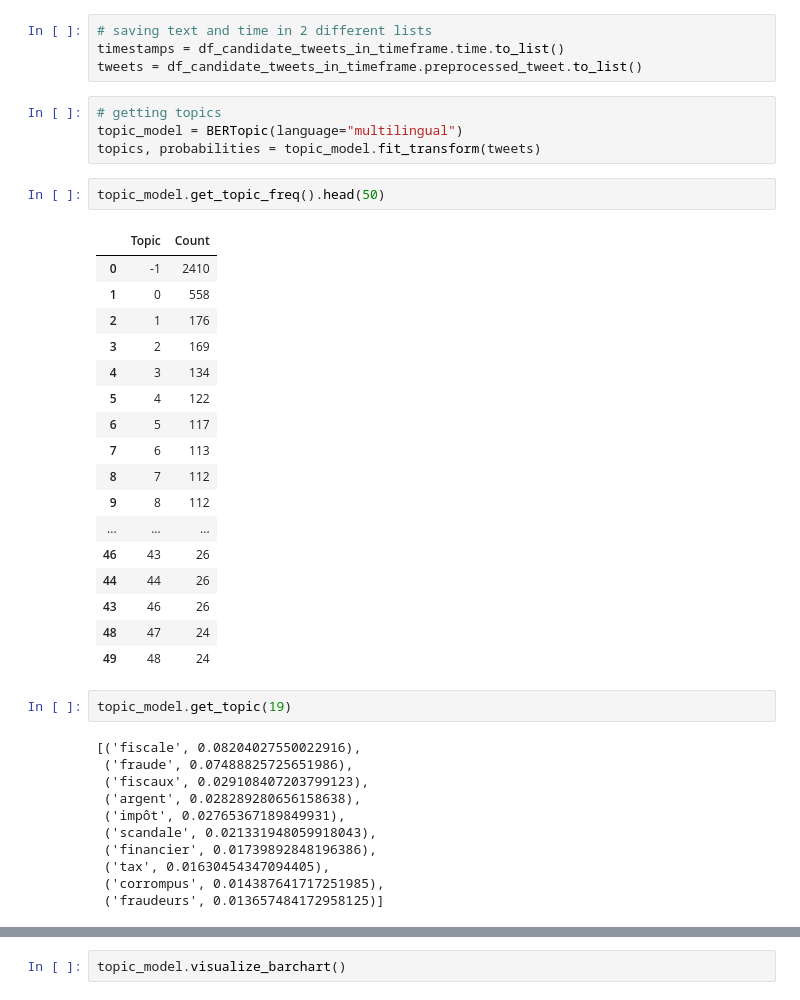
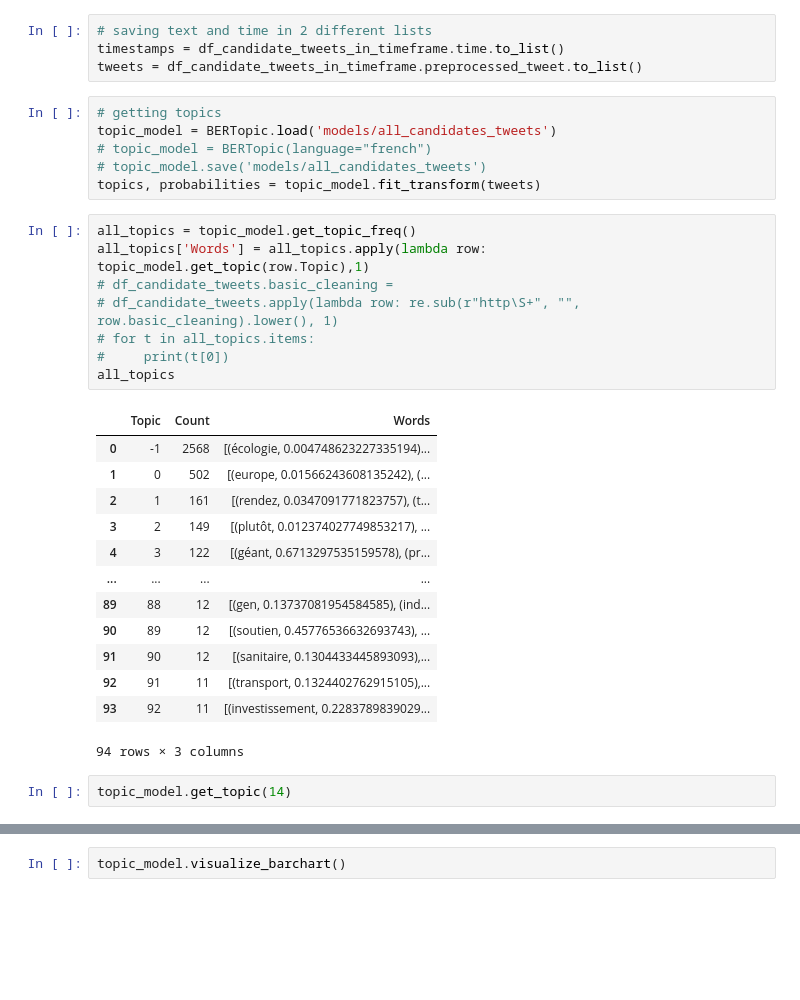
Before and after one commit to amirpaia/election-campaign-dynamics, a Jupyter notebook: Topic Modeling/bertopic_weekly.ipynb, the cells around one changed output, grey strips where cells are left out. Saved outputs shown, nothing was run; the diff lists cells and outputs as text; blank space fills up the shorter version.

```diff
--- a/Topic Modeling/bertopic_weekly.ipynb
+++ b/Topic Modeling/bertopic_weekly.ipynb
@@ -51,38 +49,31 @@ timestamps = df_candidate_tweets_in_timeframe.time.to_list()
 tweets = df_candidate_tweets_in_timeframe.preprocessed_tweet.to_list()
 # %%
 # getting topics
-topic_model = BERTopic(language="multilingual")
+topic_model = BERTopic.load('models/all_candidates_tweets')
+# topic_model = BERTopic(language="french")
+# topic_model.save('models/all_candidates_tweets')
 topics, probabilities = topic_model.fit_transform(tweets)
-# %%
-topic_model.get_topic_freq().head(50)
-# %% [output]
-|  | Topic | Count |
-| 0 | -1 | 2410 |
-| 1 | 0 | 558 |
-| 2 | 1 | 176 |
-| 3 | 2 | 169 |
-| 4 | 3 | 134 |
-| 5 | 4 | 122 |
-| 6 | 5 | 117 |
-| 7 | 6 | 113 |
-| 8 | 7 | 112 |
-| 9 | 8 | 112 |
-| ... | ... | ... |
-| 46 | 43 | 26 |
-| 44 | 44 | 26 |
-| 43 | 46 | 26 |
-| 48 | 47 | 24 |
-| 49 | 48 | 24 |
+# %%
+all_topics = topic_model.get_topic_freq()
+all_topics['Words'] = all_topics.apply(lambda row: topic_model.get_topic(row.Topic),1)
+# df_candidate_tweets.basic_cleaning =
+# df_candidate_tweets.apply(lambda row: re.sub(r"http\S+", "", row.basic_cleaning).lower(), 1)
+# for t in all_topics.items:
+#     print(t[0])
+all_topics
+# %% [output]
+|  | Topic | Count | Words |
+| 0 | -1 | 2568 | [(écologie, 0.004748623227335194)... |
+| 1 | 0 | 502 | [(europe, 0.01566243608135242), (... |
+| 2 | 1 | 161 | [(rendez, 0.0347091771823757), (t... |
+| 3 | 2 | 149 | [(plutôt, 0.012374027749853217), ... |
+| 4 | 3 | 122 | [(géant, 0.6713297535159578), (pr... |
+| ... | ... | ... | ... |
+| 89 | 88 | 12 | [(gen, 0.13737081954584585), (ind... |
+| 90 | 89 | 12 | [(soutien, 0.45776536632693743), ... |
+| 91 | 90 | 12 | [(sanitaire, 0.1304433445893093),... |
+| 92 | 91 | 11 | [(transport, 0.1324402762915105),... |
+| 93 | 92 | 11 | [(investissement, 0.2283789839029... |
+94 rows × 3 columns
 # %%
-topic_model.get_topic(19)
+topic_model.get_topic(14)
-# %% [output]
-[('fiscale', 0.08204027550022916),
- ('fraude', 0.07488825725651986),
- ('fiscaux', 0.029108407203799123),
- ('argent', 0.028289280656158638),
- ('impôt', 0.02765367189849931),
- ('scandale', 0.021331948059918043),
- ('financier', 0.01739892848196386),
- ('tax', 0.01630454347094405),
- ('corrompus', 0.014387641717251985),
- ('fraudeurs', 0.013657484172958125)]
```
Also changed, not shown: parts of 3 cells of this notebook, 2 other files.
